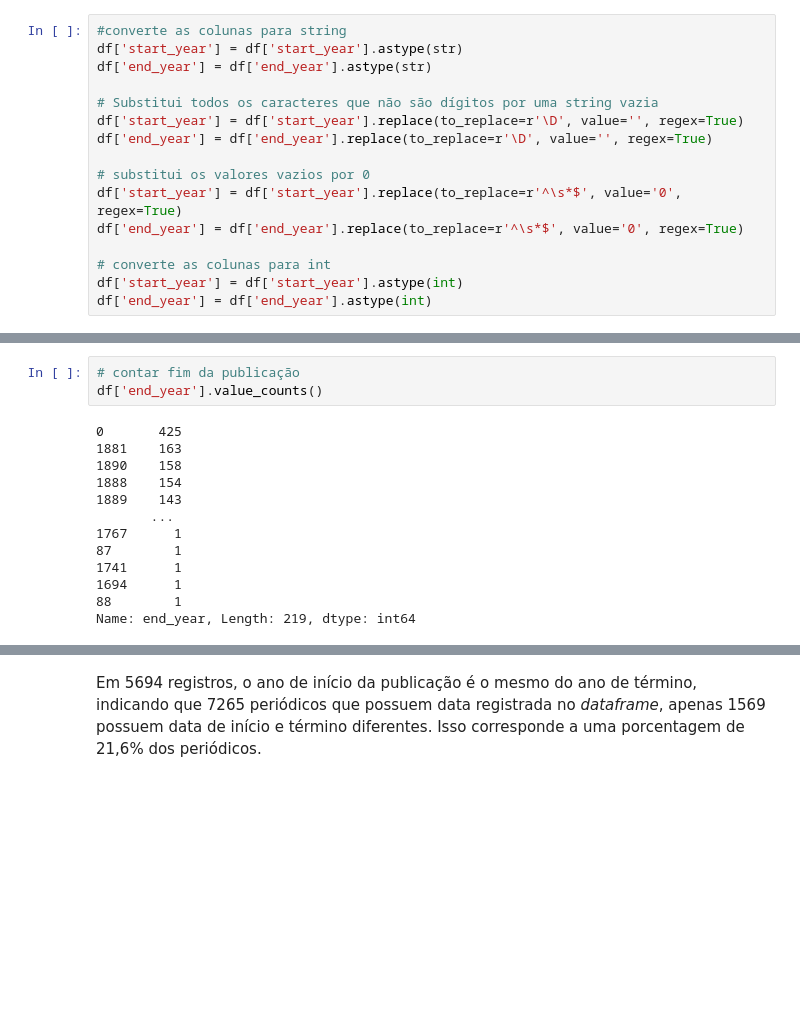
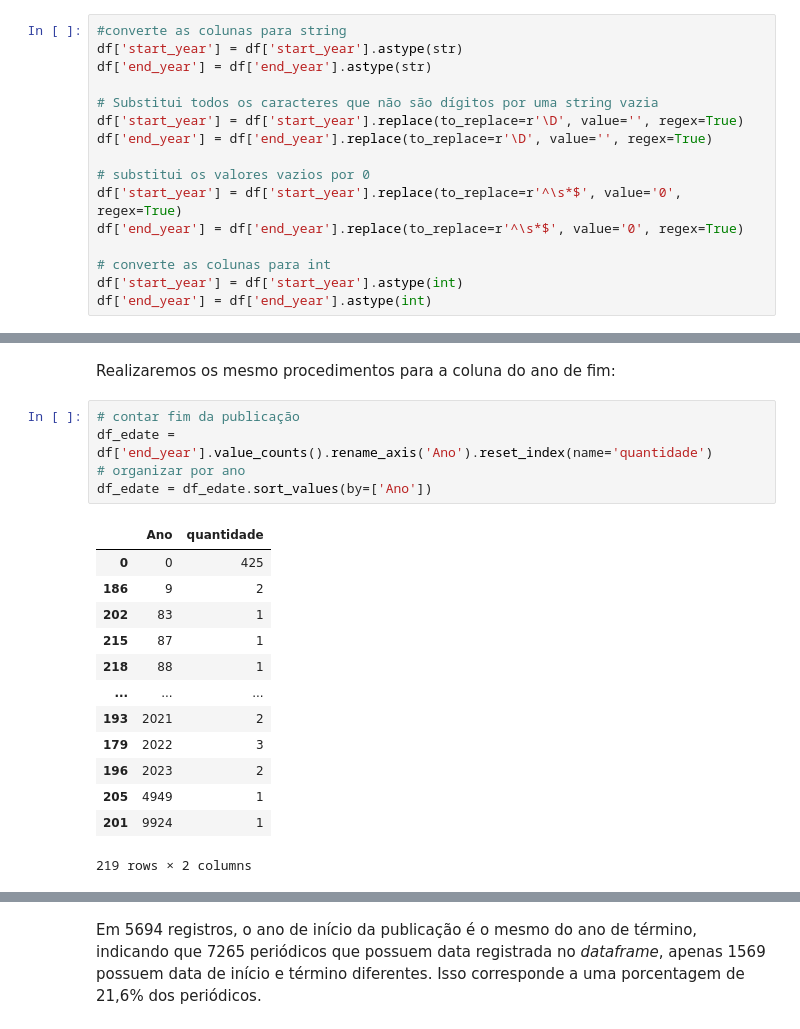
Before and after one commit to ericbrasiln/hemdig-framework, a Jupyter notebook: repositorios/BND-BR/complete_data.ipynb, the cells around one changed output, grey strips where cells are left out. Cells and saved outputs as stored; diff of their text form; blank space fills up the shorter version.

```diff
--- a/repositorios/BND-BR/complete_data.ipynb
+++ b/repositorios/BND-BR/complete_data.ipynb
@@ -245,16 +347,21 @@ Name: start_year, Length: 214, dtype: int64
+# %% [markdown]
+Realizaremos os mesmo procedimentos para a coluna do ano de fim:
 # %%
 # contar fim da publicação
-df['end_year'].value_counts()
+df_edate = df['end_year'].value_counts().rename_axis('Ano').reset_index(name='quantidade')
+# organizar por ano
+df_edate = df_edate.sort_values(by=['Ano'])
 # %% [output]
+|  | Ano | quantidade |
+| 0 | 0 | 425 |
+| 186 | 9 | 2 |
+| 202 | 83 | 1 |
+| 215 | 87 | 1 |
+| 218 | 88 | 1 |
+| ... | ... | ... |
+| 193 | 2021 | 2 |
+| 179 | 2022 | 3 |
+| 196 | 2023 | 2 |
+| 205 | 4949 | 1 |
+| 201 | 9924 | 1 |
-0       425
-1881    163
-1890    158
-1888    154
-1889    143
-       ...
-1767      1
-87        1
-1741      1
-1694      1
-88        1
-Name: end_year, Length: 219, dtype: int64
+219 rows × 2 columns
```
Also changed, not shown: parts of 61 cells of this notebook, 2 other files.
